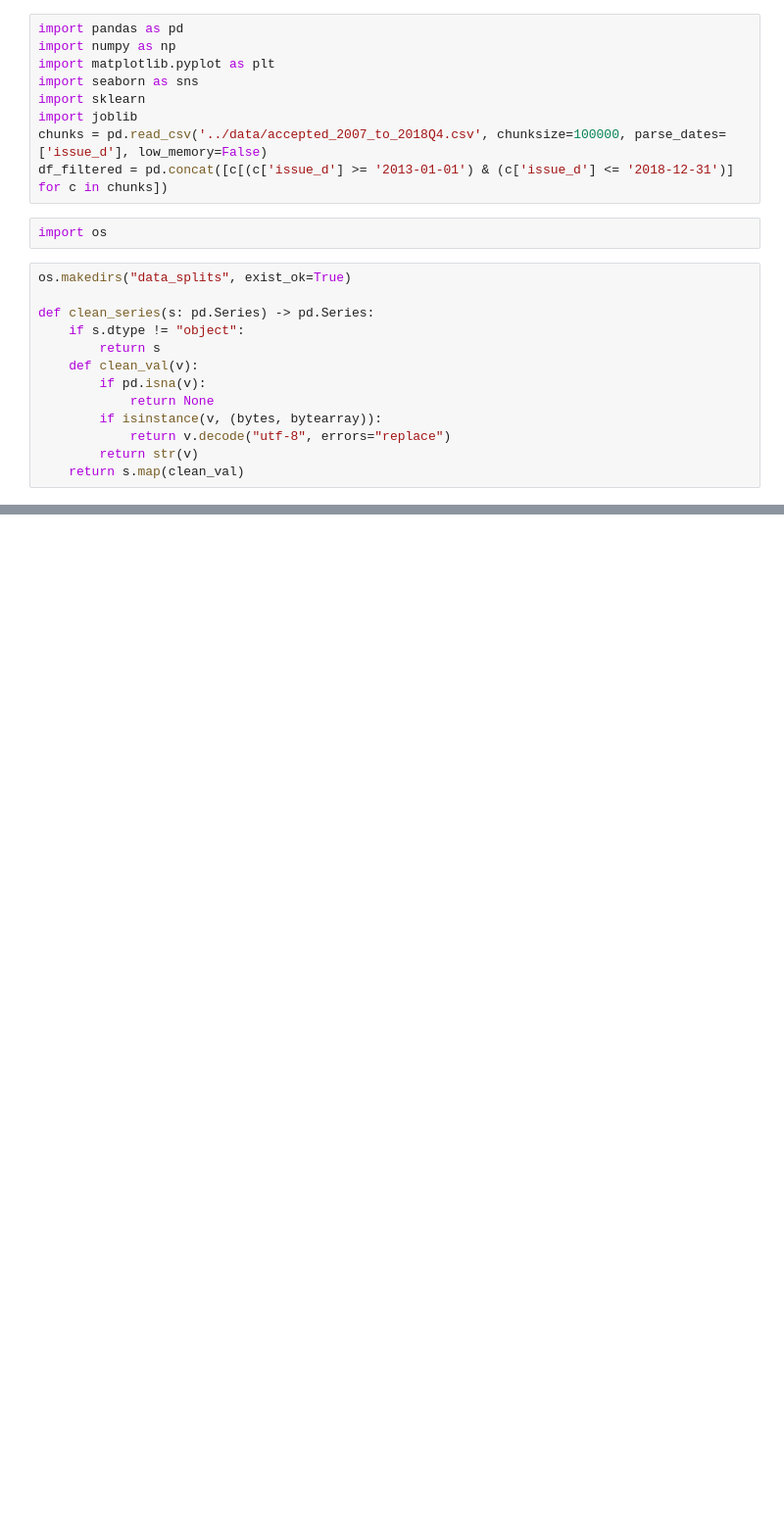
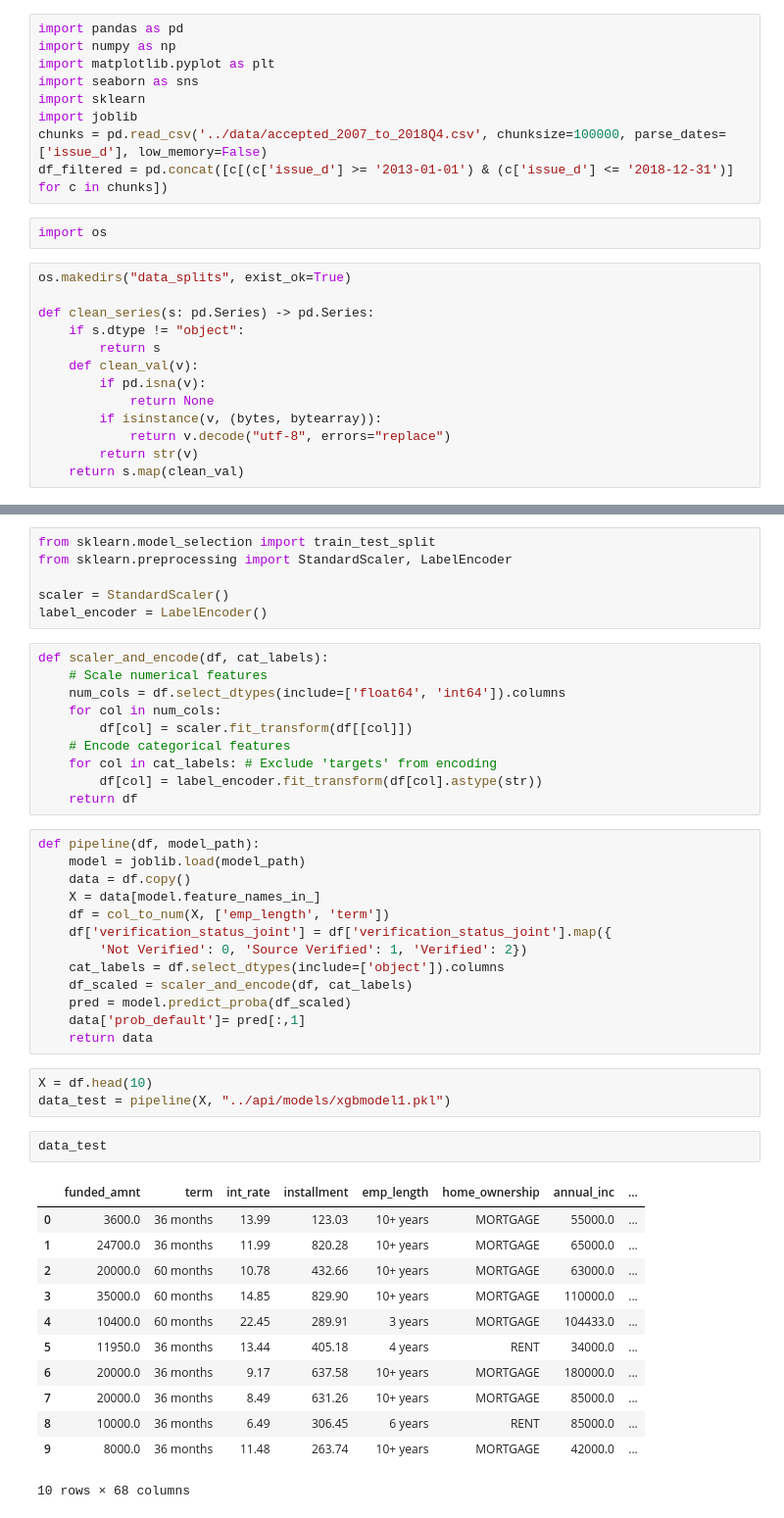
Before and after one commit to josephine-amponsah/credit-scoring-nlp-dl, a Jupyter notebook: credit-portfolio-risk-monitoring/notebooks/app_data.ipynb, the cells around one changed output, grey strips where cells are left out. Shown at 98% size. Drawn from its saved outputs; the diff is of its cells as text; blank space fills up the shorter version.

```diff
--- a/credit-portfolio-risk-monitoring/notebooks/app_data.ipynb
+++ b/credit-portfolio-risk-monitoring/notebooks/app_data.ipynb
@@ -24,0 +72,47 @@ def clean_series(s: pd.Series) -> pd.Series:
+# %%
+from sklearn.model_selection import train_test_split
+from sklearn.preprocessing import StandardScaler, LabelEncoder
+
+scaler = StandardScaler()
+label_encoder = LabelEncoder()
+# %%
+def scaler_and_encode(df, cat_labels):
+    # Scale numerical features
+    num_cols = df.select_dtypes(include=['float64', 'int64']).columns
+    for col in num_cols:
+        df[col] = scaler.fit_transform(df[[col]])
+    # Encode categorical features
+    for col in cat_labels: # Exclude 'targets' from encoding
+        df[col] = label_encoder.fit_transform(df[col].astype(str))
+    return df
+# %%
+def pipeline(df, model_path):
+    model = joblib.load(model_path)
+    data = df.copy()
+    X = data[model.feature_names_in_]
+    df = col_to_num(X, ['emp_length', 'term'])
+    df['verification_status_joint'] = df['verification_status_joint'].map({
+        'Not Verified': 0, 'Source Verified': 1, 'Verified': 2})
+    cat_labels = df.select_dtypes(include=['object']).columns
+    df_scaled = scaler_and_encode(df, cat_labels)
+    pred = model.predict_proba(df_scaled)
+    data['prob_default']= pred[:,1]
+    return data
+# %%
+X = df.head(10)
+data_test = pipeline(X, "../api/models/xgbmodel1.pkl")
+# %%
+data_test
+# %% [output]
+|  | funded_amnt | term | int_rate | installment | emp_length | home_ownership | annual_inc | ... |
+| 0 | 3600.0 | 36 months | 13.99 | 123.03 | 10+ years | MORTGAGE | 55000.0 | ... |
+| 1 | 24700.0 | 36 months | 11.99 | 820.28 | 10+ years | MORTGAGE | 65000.0 | ... |
+| 2 | 20000.0 | 60 months | 10.78 | 432.66 | 10+ years | MORTGAGE | 63000.0 | ... |
+| 3 | 35000.0 | 60 months | 14.85 | 829.90 | 10+ years | MORTGAGE | 110000.0 | ... |
+| 4 | 10400.0 | 60 months | 22.45 | 289.91 | 3 years | MORTGAGE | 104433.0 | ... |
+| 5 | 11950.0 | 36 months | 13.44 | 405.18 | 4 years | RENT | 34000.0 | ... |
+| 6 | 20000.0 | 36 months | 9.17 | 637.58 | 10+ years | MORTGAGE | 180000.0 | ... |
+| 7 | 20000.0 | 36 months | 8.49 | 631.26 | 10+ years | MORTGAGE | 85000.0 | ... |
+| 8 | 10000.0 | 36 months | 6.49 | 306.45 | 6 years | RENT | 85000.0 | ... |
+| 9 | 8000.0 | 36 months | 11.48 | 263.74 | 10+ years | MORTGAGE | 42000.0 | ... |
+10 rows × 68 columns
```
Also changed, not shown: parts of 10 cells of this notebook, 29 other files.
